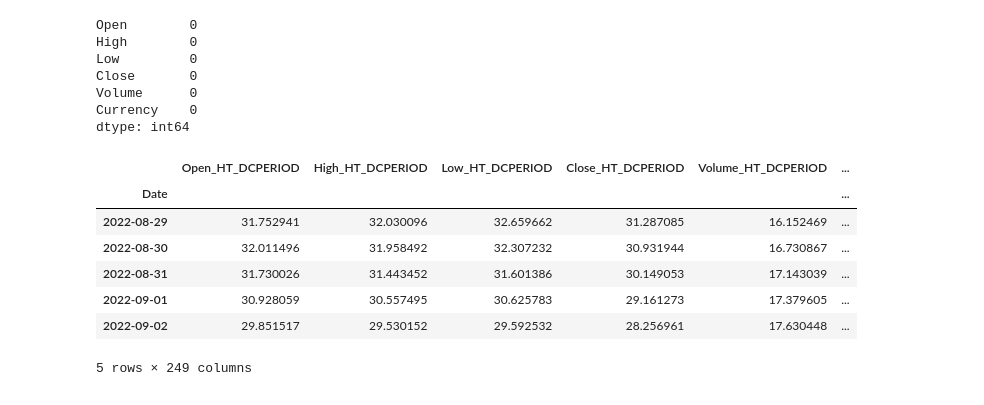
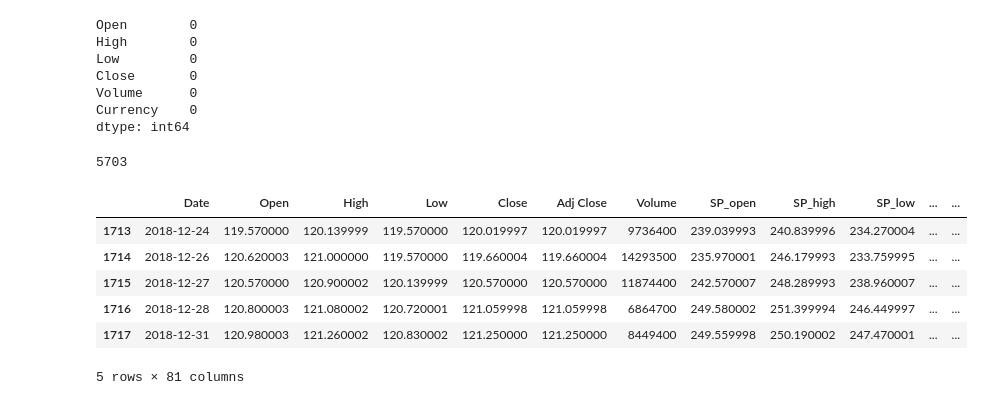
Before and after one commit to abhisheksuga/price-forecasting, a Jupyter notebook: src/forcasting.ipynb, the cells around one changed output. Cells and saved outputs as stored; diff of their text form; code cells hidden in the pictures.

```diff
--- a/src/forcasting.ipynb
+++ b/src/forcasting.ipynb
@@ -152,3 +153,7 @@ def Indicator(Data):
     return data
 # %%
 new_data = Indicator(df)
+# %%
+len(new_data)
+# %% [output]
+5703
@@ -155,11 +178,12 @@ new_data = Indicator(df)
+# %%
+df2 =  pd.read_csv("../data/data (1).csv")
 # %%
-new_data.tail()
+df2.tail()
 # %% [output]
-|  | Open_HT_DCPERIOD | High_HT_DCPERIOD | Low_HT_DCPERIOD | Close_HT_DCPERIOD | Volume_HT_DCPERIOD | ... |
-| Date |  |  |  |  |  | ... |
-| 2022-08-29 | 31.752941 | 32.030096 | 32.659662 | 31.287085 | 16.152469 | ... |
-| 2022-08-30 | 32.011496 | 31.958492 | 32.307232 | 30.931944 | 16.730867 | ... |
-| 2022-08-31 | 31.730026 | 31.443452 | 31.601386 | 30.149053 | 17.143039 | ... |
-| 2022-09-01 | 30.928059 | 30.557495 | 30.625783 | 29.161273 | 17.379605 | ... |
-| 2022-09-02 | 29.851517 | 29.530152 | 29.592532 | 28.256961 | 17.630448 | ... |
+|  | Date | Open | High | Low | Close | Adj Close | Volume | SP_open | SP_high | SP_low | ... | ... |
+| 1713 | 2018-12-24 | 119.570000 | 120.139999 | 119.570000 | 120.019997 | 120.019997 | 9736400 | 239.039993 | 240.839996 | 234.270004 | ... | ... |
+| 1714 | 2018-12-26 | 120.620003 | 121.000000 | 119.570000 | 119.660004 | 119.660004 | 14293500 | 235.970001 | 246.179993 | 233.759995 | ... | ... |
+| 1715 | 2018-12-27 | 120.570000 | 120.900002 | 120.139999 | 120.570000 | 120.570000 | 11874400 | 242.570007 | 248.289993 | 238.960007 | ... | ... |
+| 1716 | 2018-12-28 | 120.800003 | 121.080002 | 120.720001 | 121.059998 | 121.059998 | 6864700 | 249.580002 | 251.399994 | 246.449997 | ... | ... |
+| 1717 | 2018-12-31 | 120.980003 | 121.260002 | 120.830002 | 121.250000 | 121.250000 | 8449400 | 249.559998 | 250.190002 | 247.470001 | ... | ... |
-5 rows × 249 columns
+5 rows × 81 columns
```
Also changed, not shown: parts of 16 cells of this notebook, 1 other file.
